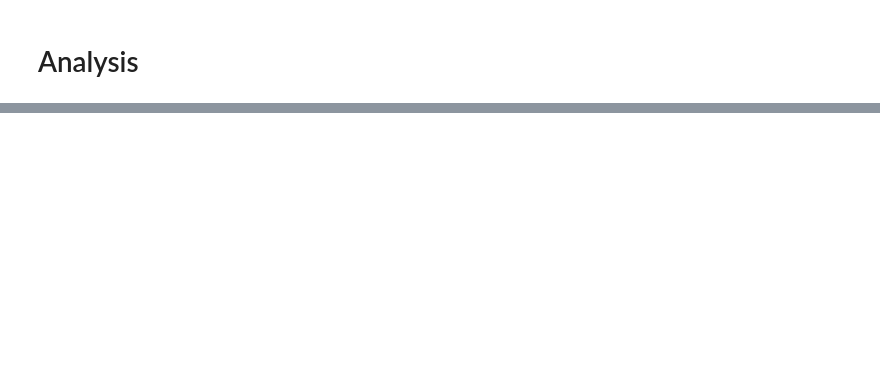
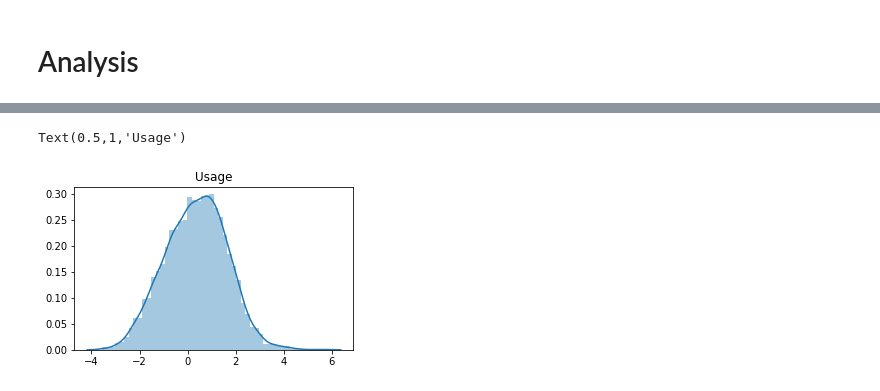
Before and after one commit to vicaws/Whizz, a Jupyter notebook: Code/Churn/Churn/NB_FeatureEngineering.ipynb, the cells around one changed output, grey strips where cells are left out. Saved outputs shown, nothing was run; the diff lists cells and outputs as text; code cells hidden in the pictures; blank space fills up the shorter version.

```diff
--- a/Code/Churn/Churn/NB_FeatureEngineering.ipynb
+++ b/Code/Churn/Churn/NB_FeatureEngineering.ipynb
@@ -194,0 +229,14 @@ g2.plot_joint(plt.scatter, c="k", s=10, linewidth=1, marker="+", alpha=0.5)
+# %%
+from scipy.stats import gamma
+from scipy.stats import boxcox
+
+x = df_whizz1.usage.values / 3600
+xt, _ = boxcox(x)
+
+fig = plt.figure(figsize=(5,3))
+ax = fig.add_subplot(111)
+sns.distplot(xt)
+ax.set_title('Usage')
+# %% [output]
+Text(0.5,1,'Usage')
+[figure, added]
```
Also changed, not shown: parts of 16 cells of this notebook, 5 other files.
